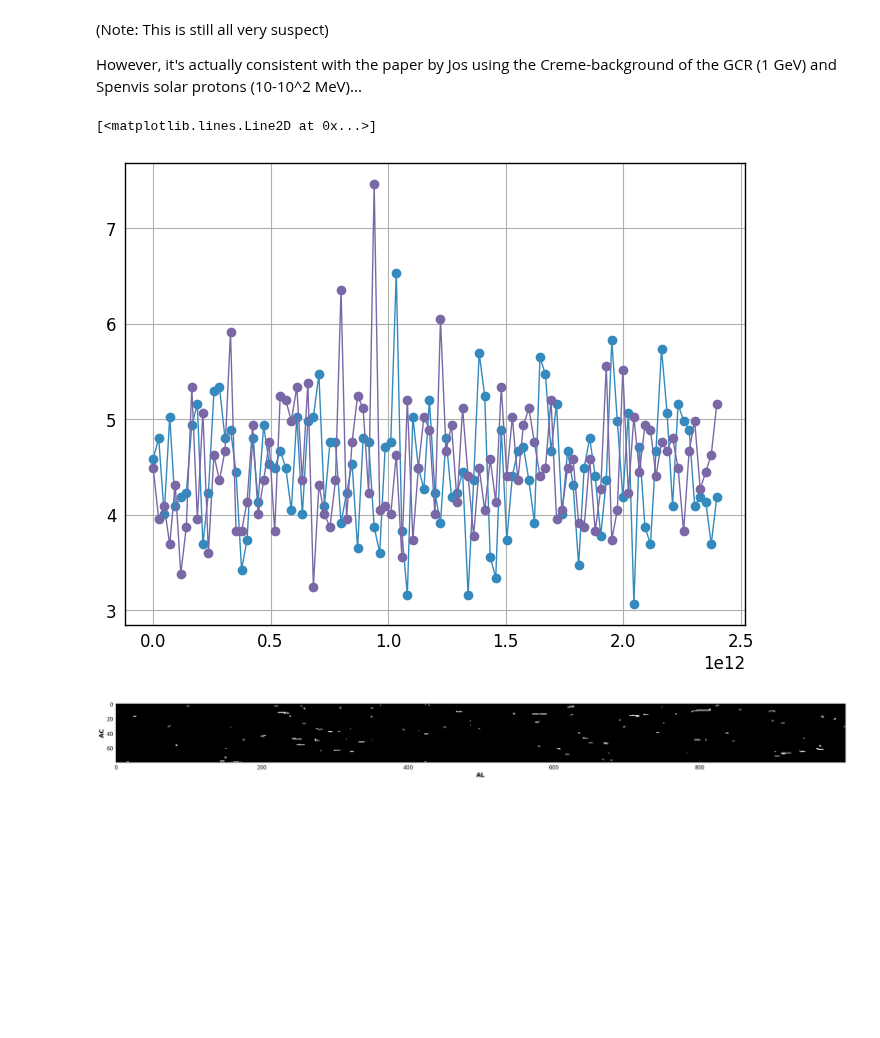
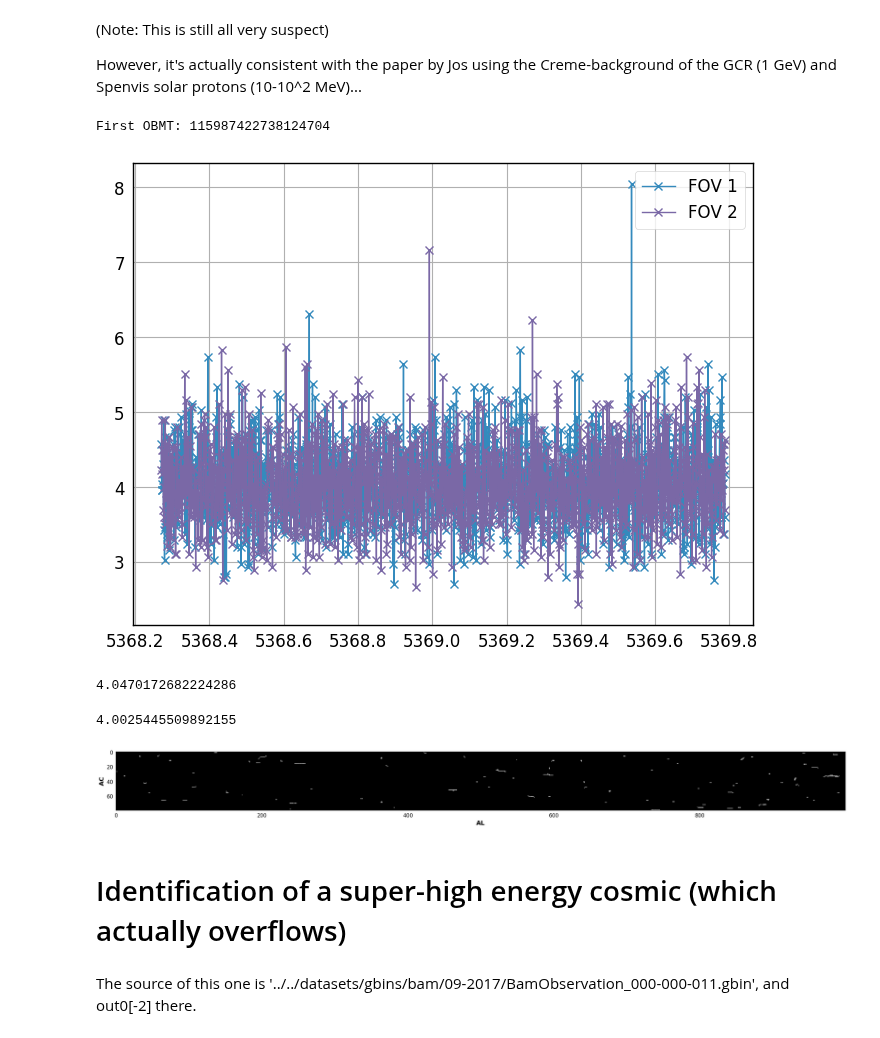
Before and after one commit to asierabreu/cosmics, a Jupyter notebook: analysis/bam/bam_chain.ipynb, the cells around one changed output. Drawn from its saved outputs; the diff is of its cells as text; code cells hidden in the pictures; blank space fills up the shorter version.

```diff
--- a/analysis/bam/bam_chain.ipynb
+++ b/analysis/bam/bam_chain.ipynb
@@ -27,5 +50,6 @@ i_obs = 0
 # %%
 i_obs = 0
+i_file = 0
 
 # make two boxcars
 boxrad = 3
@@ -36,7 +60,7 @@ boxcar1 = BoxCar(boxrad=boxrad, fov=2)
 # fill them
 
 # open the reader
-reader = gbin_reader.GbinReader(obsfile)
+reader = gbin_reader.GbinReader(obsfiles[i_file])
 
 # record acquisition times
 
@@ -53,7 +77,7 @@ while True:
         boxcar1.nfilled+=1
 
     i_obs += 1
-    print(i_obs)
+    #print(i_obs)
     if (boxcar0.nfilled >= boxcar0.npatterns and boxcar1.nfilled >= boxcar1.npatterns) or (i_obs >= nobs):
         # in the second case, we may want to give some alarm
         break
@@ -145,21 +164,3 @@ Elapsed time: 33.84361171722412
 # Saving the data
 # %%
 from astropy.io import fits
-# %%
-# for now, combine out0 and out1
-# time it
-import time
-tstart = time.time()
-
-
-out = []
-for ii in range(len(out0)):
-    out.append(out0[ii])
-    out.append(out1[ii])
-
-outfile = 'output_test_flare.fits'
-write_Obslist(out, outfile)
-
-
-tend = time.time()
-print("Elapsed time:", tend - tstart)
@@ -314,14 +356,27 @@ acqTimes = np.array(acqTimes)
 # both fov have the same acqTime
 # %%
 # fluxes
-flux0 = [obs.calculate_flux() for obs in out0]
-flux1 = [obs.calculate_flux() for obs in out1]
+flux0 = np.array([obs.calculate_flux() for obs in out0])
+flux1 = np.array([obs.calculate_flux() for obs in out1])
 
-plt.plot(acqTimes-acqTimes[0],flux0,marker='o')
-plt.plot(acqTimes-acqTimes[0],flux1,marker='o')
+plt.plot((acqTimes)/1e9/3600/6,flux0,marker='x',label="FOV 1")
+plt.plot((acqTimes)/1e9/3600/6,flux1,marker='x',label="FOV 2")
+plt.legend(loc="best")
+
+print("First OBMT:", int(acqTimes[-1]))
+#plt.xlim(5364.63,5364.64)
+#plt.gcf().set_size_inches(10,10)
 # %% [output]
-[<matplotlib.lines.Line2D at 0x...>]
+First OBMT: 115987422738124704
-[figure, old version]
+[figure, new version]
+# %%
+np.median(flux0)
+# %% [output]
+4.0470172682224286
+# %%
+np.median(flux1)
+# %% [output]
+4.0025445509892155
 # %%
 # for fun - make a cosmic ray image from a TrackObs
 
@@ -340,11 +394,15 @@ for ii in range(len(obs.data)):
 # %%
-im=np.rot90(image,1)
+im=np.rot90(obsimg,1)
 plt.xlabel('AL')
 plt.ylabel('AC')
-plt.imshow(im, cmap='gray',vmax=20)#,aspect=12)
+plt.imshow(im, cmap='gray',norm=LogNorm())
 #plt.imshow(image[30:60,70:120], cmap='gray')
 plt.gcf().set_size_inches(30.5, 5.5)
 #plt.colorbar(orientation="horizontal")
 plt.grid(False)
 # %% [output]
-[figure, old version]
+[figure, new version]
+# %% [markdown]
+# Identification of a super-high energy cosmic (which actually overflows)
+# %% [markdown]
+The source of this one is '../../datasets/gbins/bam/09-2017/BamObservation_000-000-011.gbin', and out0[-2] there.
```
Also changed, not shown: parts of 25 cells of this notebook, 21 other files.
